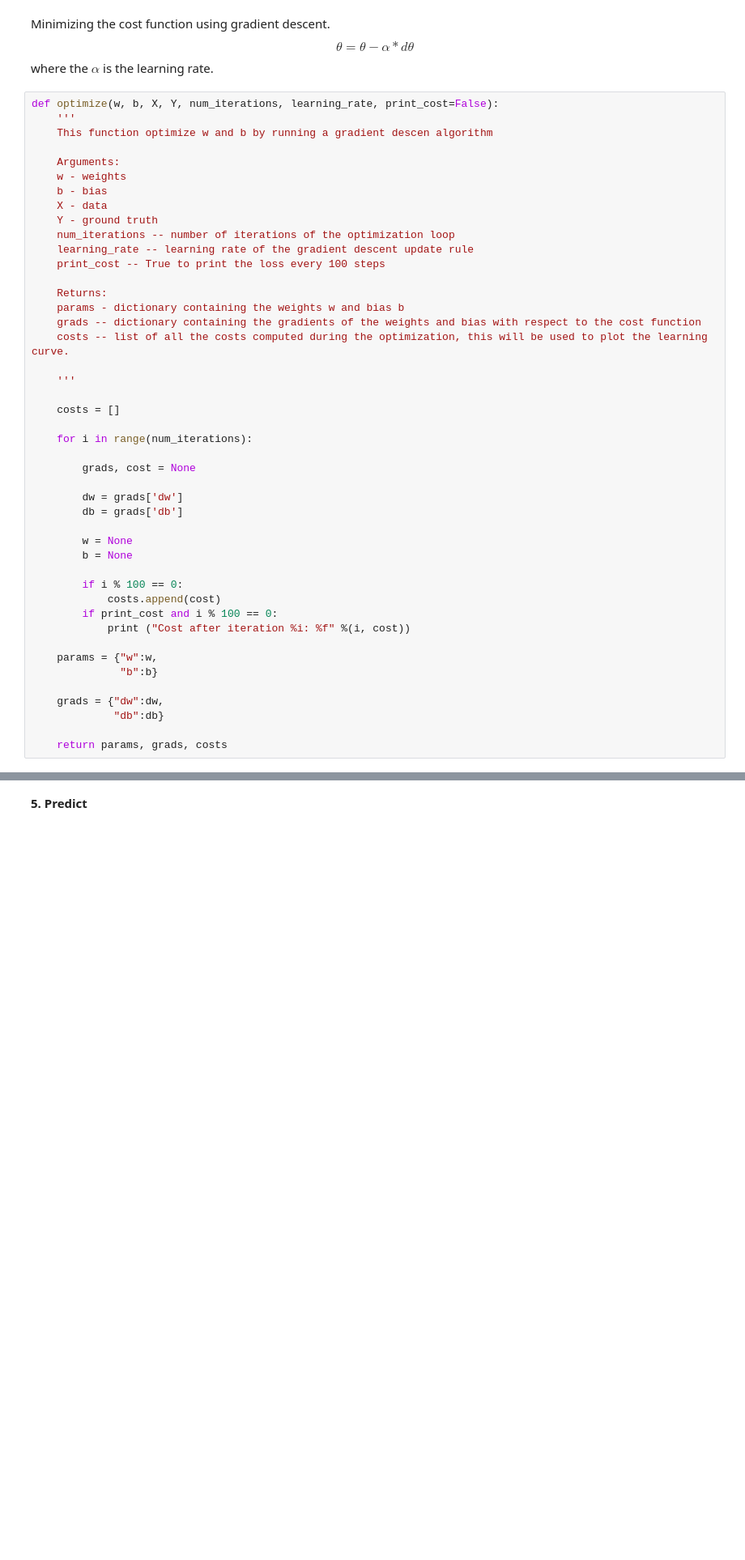
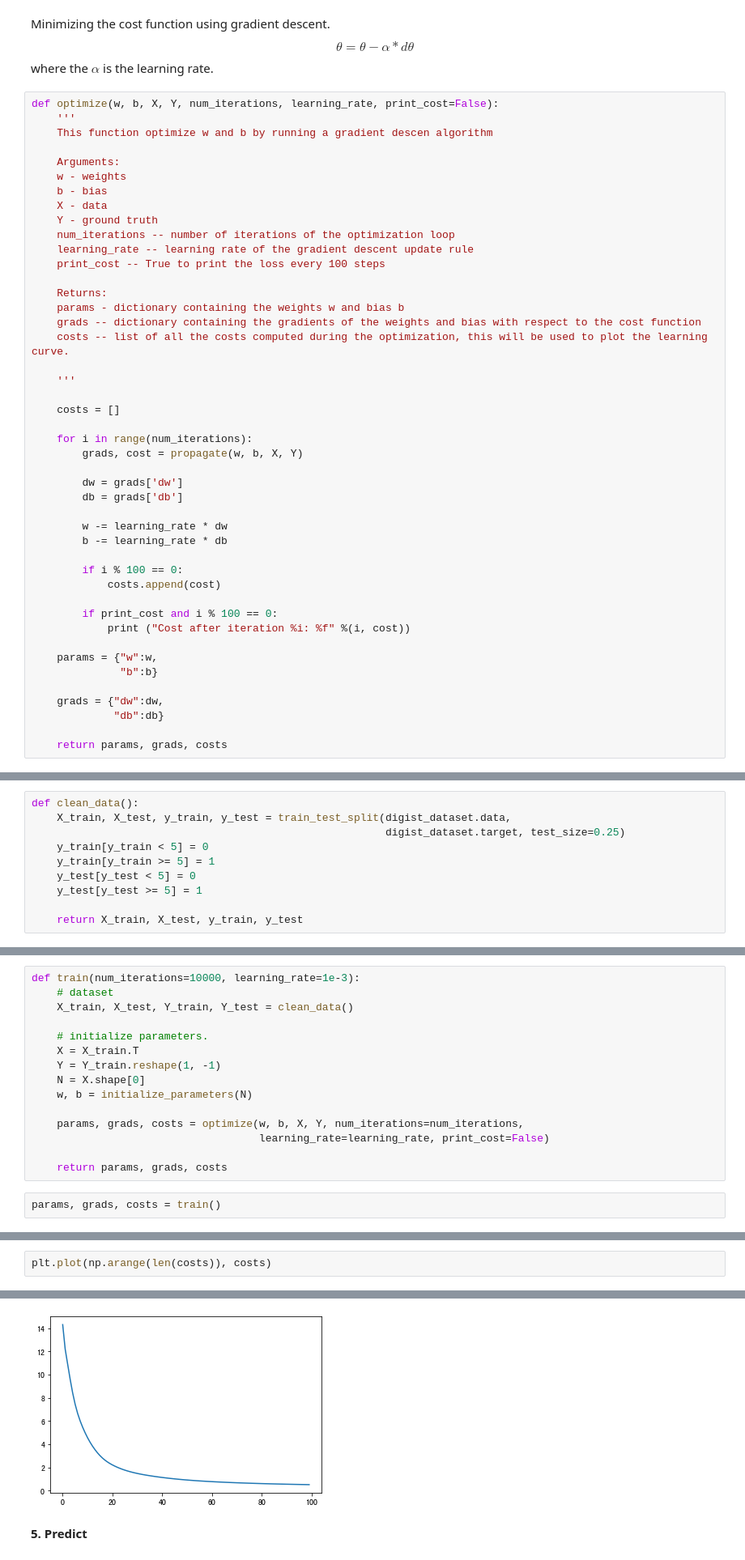
Before and after one commit to hotbaby/kkb, a Jupyter notebook: nlp-2019-autumn/lecture04/Assignment-04.ipynb, the cells around one changed output, grey strips where cells are left out. Shown: that part at 81% size. Saved outputs shown, nothing was run; the diff lists cells and outputs as text; blank space fills up the shorter version.

```diff
--- a/nlp-2019-autumn/lecture04/Assignment-04.ipynb
+++ b/nlp-2019-autumn/lecture04/Assignment-04.ipynb
@@ -249,17 +241,17 @@ def optimize(w, b, X, Y, num_iterations, learning_rate, print_cost=False):
     costs = []
 
     for i in range(num_iterations):
-
-        grads, cost = None
+        grads, cost = propagate(w, b, X, Y)
 
         dw = grads['dw']
         db = grads['db']
 
-        w = None
-        b = None
+        w -= learning_rate * dw
+        b -= learning_rate * db
 
         if i % 100 == 0:
             costs.append(cost)
+
         if print_cost and i % 100 == 0:
             print ("Cost after iteration %i: %f" %(i, cost))
 
@@ -272,0 +271,10 @@ def optimize(w, b, X, Y, num_iterations, learning_rate, print_cost=False):
+# %%
+def clean_data():
+    X_train, X_test, y_train, y_test = train_test_split(digist_dataset.data,
+                                                        digist_dataset.target, test_size=0.25)
+    y_train[y_train < 5] = 0
+    y_train[y_train >= 5] = 1
+    y_test[y_test < 5] = 0
+    y_test[y_test >= 5] = 1
+
+    return X_train, X_test, y_train, y_test
@@ -272,0 +287,17 @@ def optimize(w, b, X, Y, num_iterations, learning_rate, print_cost=False):
+# %%
+def train(num_iterations=10000, learning_rate=1e-3):
+    # dataset
+    X_train, X_test, Y_train, Y_test = clean_data()
+
+    # initialize parameters.
+    X = X_train.T
+    Y = Y_train.reshape(1, -1)
+    N = X.shape[0]
+    w, b = initialize_parameters(N)
+
+    params, grads, costs = optimize(w, b, X, Y, num_iterations=num_iterations,
+                                    learning_rate=learning_rate, print_cost=False)
+
+    return params, grads, costs
+# %%
+params, grads, costs = train()
@@ -272,0 +306,3 @@ def optimize(w, b, X, Y, num_iterations, learning_rate, print_cost=False):
+# %%
+plt.plot(np.arange(len(costs)), costs)
+# %% [output]
@@ -273,3 +310,4 @@ def optimize(w, b, X, Y, num_iterations, learning_rate, print_cost=False):
+[figure, added]
 # %% [markdown]
 **5. Predict**
 # %% [markdown]
```
Also changed, not shown: parts of 25 cells of this notebook.
